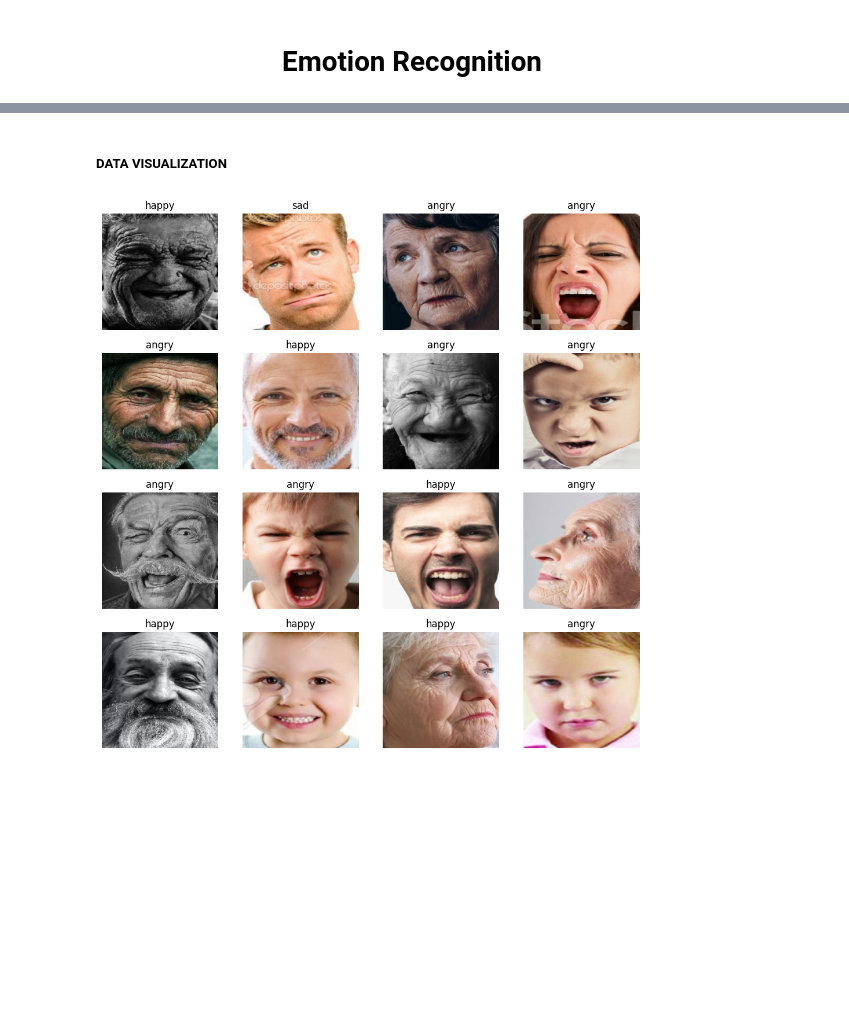
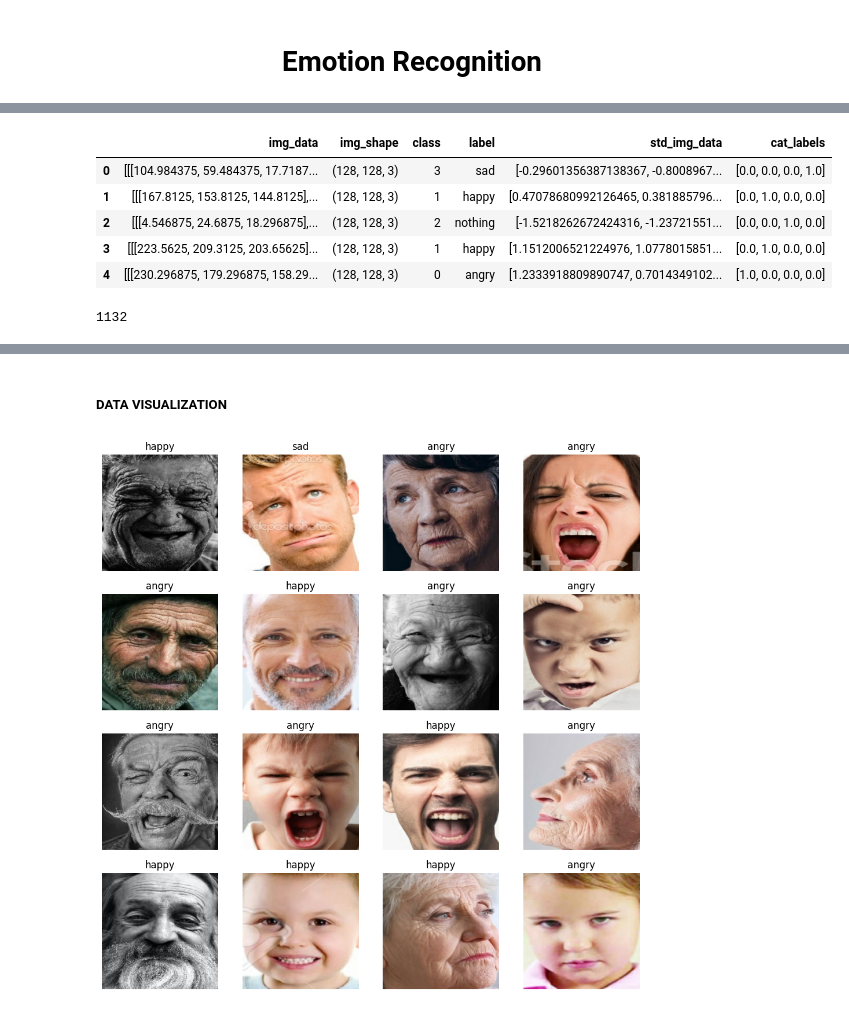
Before and after one commit to mvpinzon/Emotion-Recognition, a Jupyter notebook: 04-Emotion Recognition.ipynb, the cells around one changed output, grey strips where cells are left out. Cells and saved outputs as stored; diff of their text form; code cells hidden in the pictures; blank space fills up the shorter version.

```diff
--- a/Emotion Recognition.ipynb
+++ b/04-Emotion Recognition.ipynb
@@ -134,0 +218,14 @@ Labels shape: (32, 3)
+# %%
+# Recuperar forma de las imágenes
+img_shape = x_train_resampled.shape[1:]
+
+# Recuperar etiquetas de las clases
+labels = [label_names[label] for label in y_train_resampled]
+
+# Establecer datos estandarizados
+scaler = StandardScaler()
+x_train_resampled_flat = x_train_resampled.reshape(x_train_resampled.shape[0], -1)
+std_img_data = scaler.fit_transform(x_train_resampled_flat)
+
+# Categorizando las clases a aprender
+cat_labels = to_categorical(y_train_resampled, len(label_names))
@@ -134,0 +270,15 @@ Labels shape: (32, 3)
+# %%
+# imprime el encabezado del dataframe
+emotions_df.head()
+# %% [output]
+|  | img_data | img_shape | class | label | std_img_data | cat_labels |
+| 0 | [[[104.984375, 59.484375, 17.7187... | (128, 128, 3) | 3 | sad | [-0.29601356387138367, -0.8008967... | [0.0, 0.0, 0.0, 1.0] |
+| 1 | [[[167.8125, 153.8125, 144.8125],... | (128, 128, 3) | 1 | happy | [0.47078680992126465, 0.381885796... | [0.0, 1.0, 0.0, 0.0] |
+| 2 | [[[4.546875, 24.6875, 18.296875],... | (128, 128, 3) | 2 | nothing | [-1.5218262672424316, -1.23721551... | [0.0, 0.0, 1.0, 0.0] |
+| 3 | [[[223.5625, 209.3125, 203.65625]... | (128, 128, 3) | 1 | happy | [1.1512006521224976, 1.0778015851... | [0.0, 1.0, 0.0, 0.0] |
+| 4 | [[[230.296875, 179.296875, 158.29... | (128, 128, 3) | 0 | angry | [1.2333918809890747, 0.7014349102... | [1.0, 0.0, 0.0, 0.0] |
+# %%
+# libero memoria
+gc.collect()
+# %% [output]
+1132
```
Also changed, not shown: parts of 46 cells of this notebook, 4 other files.
